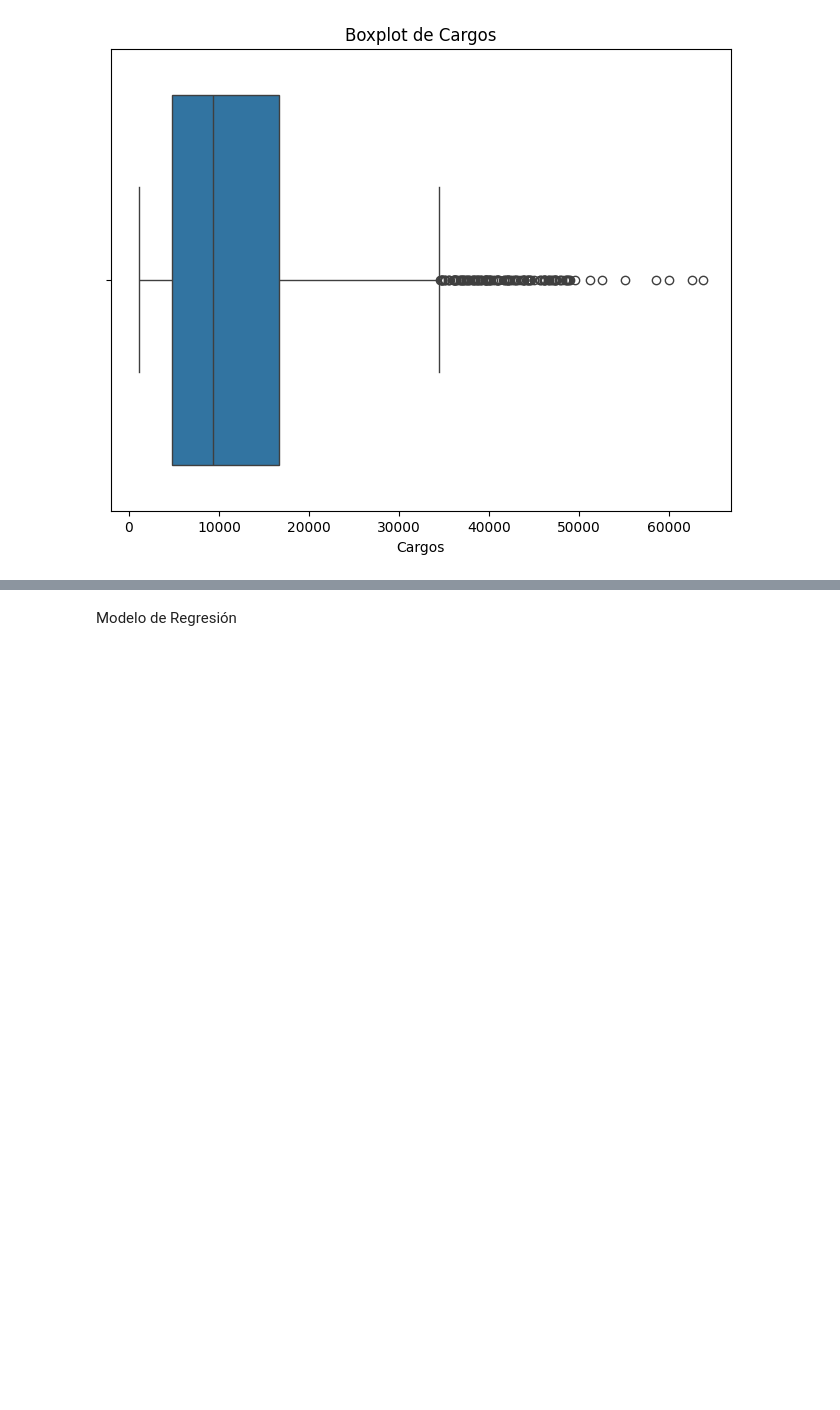
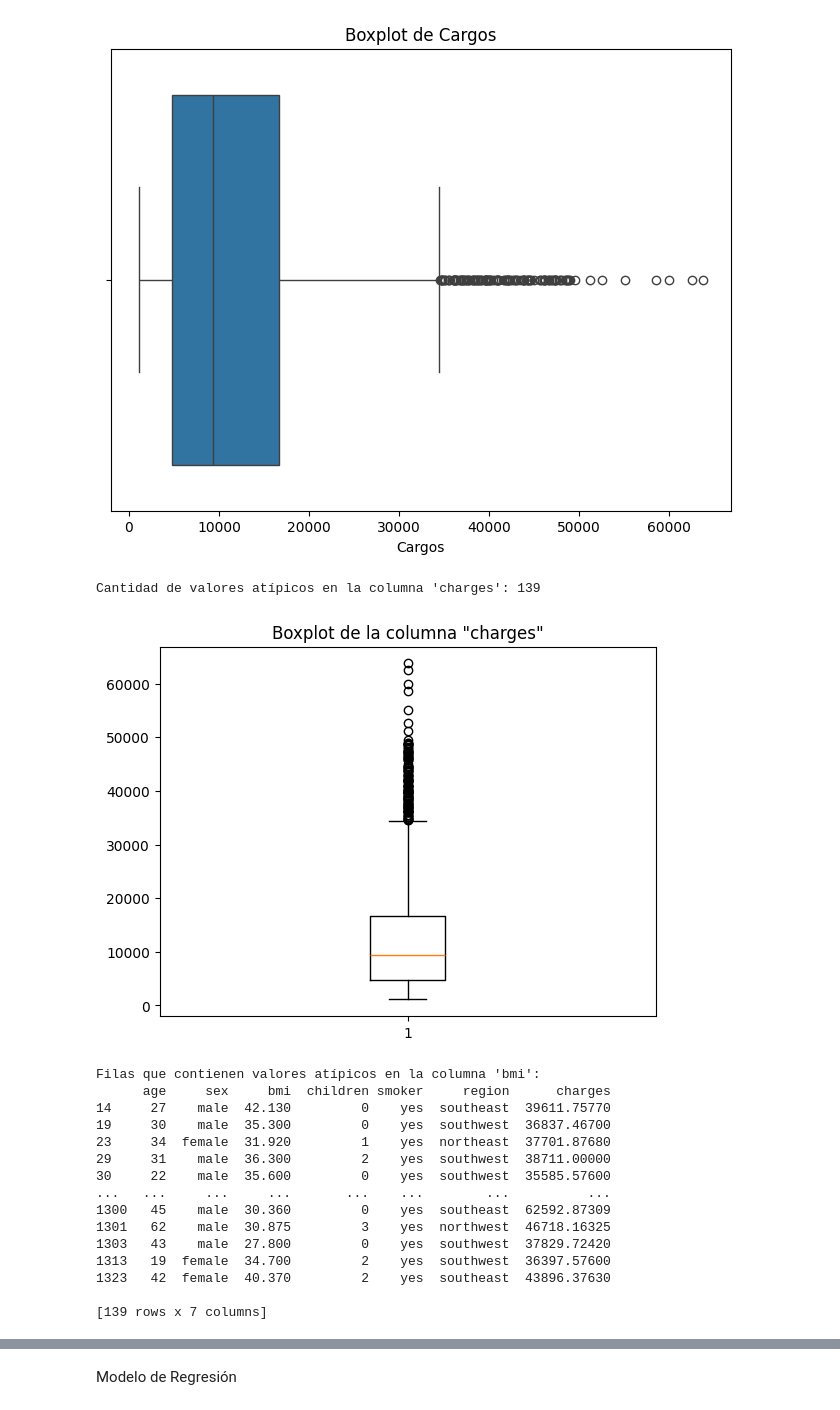
Before and after one commit to DanielaFlorez11/Caso1, a Jupyter notebook: caso.ipynb, the cells around one changed output, grey strips where cells are left out. Cells and saved outputs as stored; diff of their text form; code cells hidden in the pictures; blank space fills up the shorter version.

Commit message:
Datos atípicos

```diff
--- a/caso.ipynb
+++ b/caso.ipynb
@@ -130,3 +130,57 @@ plt.show()
 [figure]
 [figure]
 [figure]
+# %%
+import pandas as pd
+import matplotlib.pyplot as plt
+
+# Cargar los datos desde el archivo CSV
+datos = pd.read_csv('insurance.csv')
+
+# Extraer la columna 'charges'
+charges = datos['charges']
+
+# Calcular el rango intercuartílico (IQR)
+Q1 = charges.quantile(0.25)
+Q3 = charges.quantile(0.75)
+IQR = Q3 - Q1
+
+# Calcular los límites superior e inferior del rango intercuartílico
+limite_superior = Q3 + 1.5 * IQR
+limite_inferior = Q1 - 1.5 * IQR
+
+# Identificar los valores atípicos
+valores_atipicos = (charges < limite_inferior) | (charges > limite_superior)
+
+# Contar la cantidad de valores atípicos
+cantidad_valores_atipicos = valores_atipicos.sum()
+
+print("Cantidad de valores atípicos en la columna 'charges':", cantidad_valores_atipicos)
+
+# Graficar el boxplot
+plt.boxplot(charges)
+plt.title('Boxplot de la columna "charges"')
+plt.show()
+
+filas_valores_atipicos = datos[valores_atipicos]
+
+print("Filas que contienen valores atípicos en la columna 'bmi':")
+print(filas_valores_atipicos)
+# %% [output]
+Cantidad de valores atípicos en la columna 'charges': 139
+[figure, added]
+Filas que contienen valores atípicos en la columna 'bmi':
+      age     sex     bmi  children smoker     region      charges
+14     27    male  42.130         0    yes  southeast  39611.75770
+19     30    male  35.300         0    yes  southwest  36837.46700
+23     34  female  31.920         1    yes  northeast  37701.87680
+29     31    male  36.300         2    yes  southwest  38711.00000
+30     22    male  35.600         0    yes  southwest  35585.57600
+...   ...     ...     ...       ...    ...        ...          ...
+1300   45    male  30.360         0    yes  southeast  62592.87309
+1301   62    male  30.875         3    yes  northwest  46718.16325
+1303   43    male  27.800         0    yes  southwest  37829.72420
+1313   19  female  34.700         2    yes  southwest  36397.57600
+1323   42  female  40.370         2    yes  southeast  43896.37630
+
+[139 rows x 7 columns]
```
Also changed, not shown: parts of 8 cells of this notebook.
